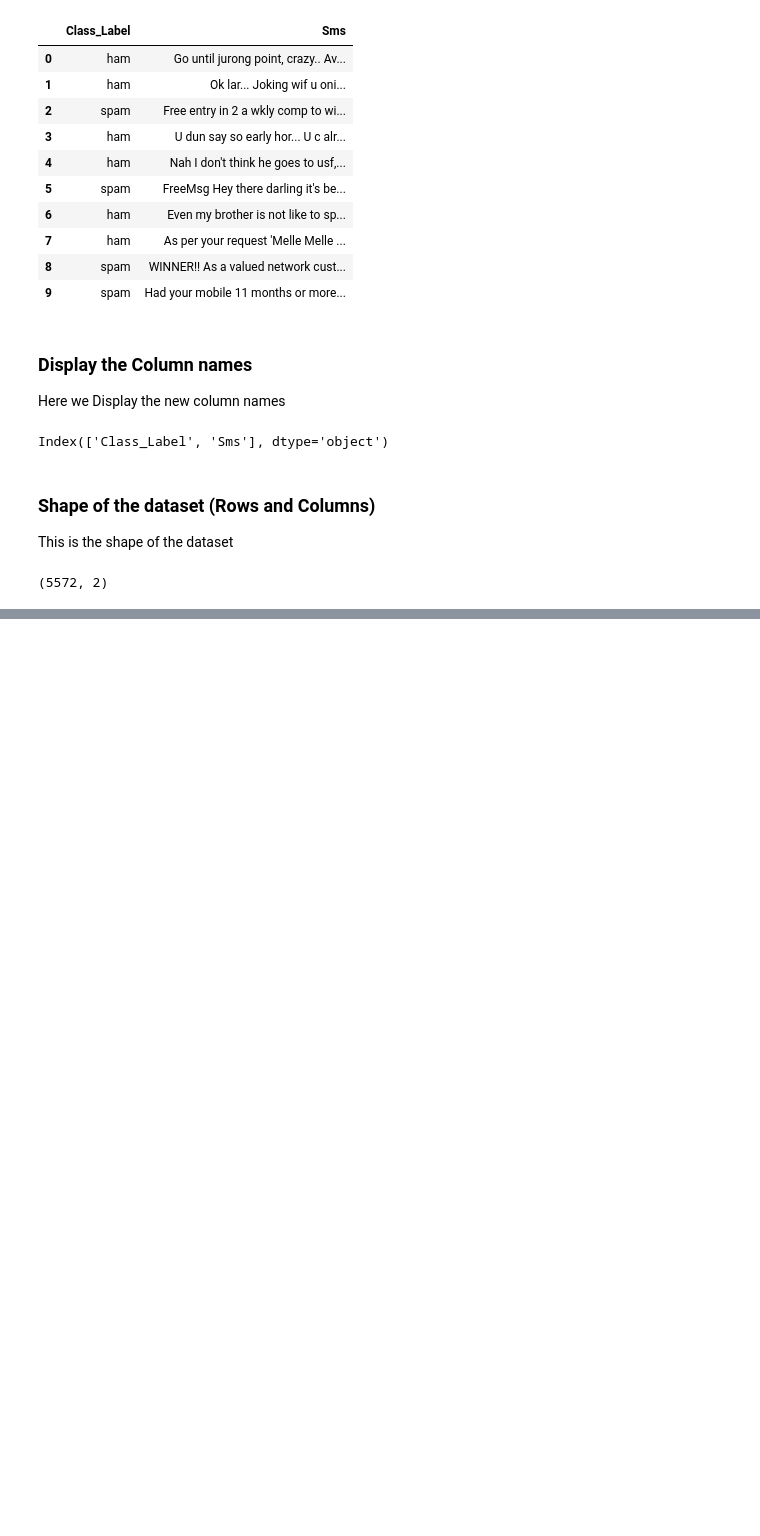
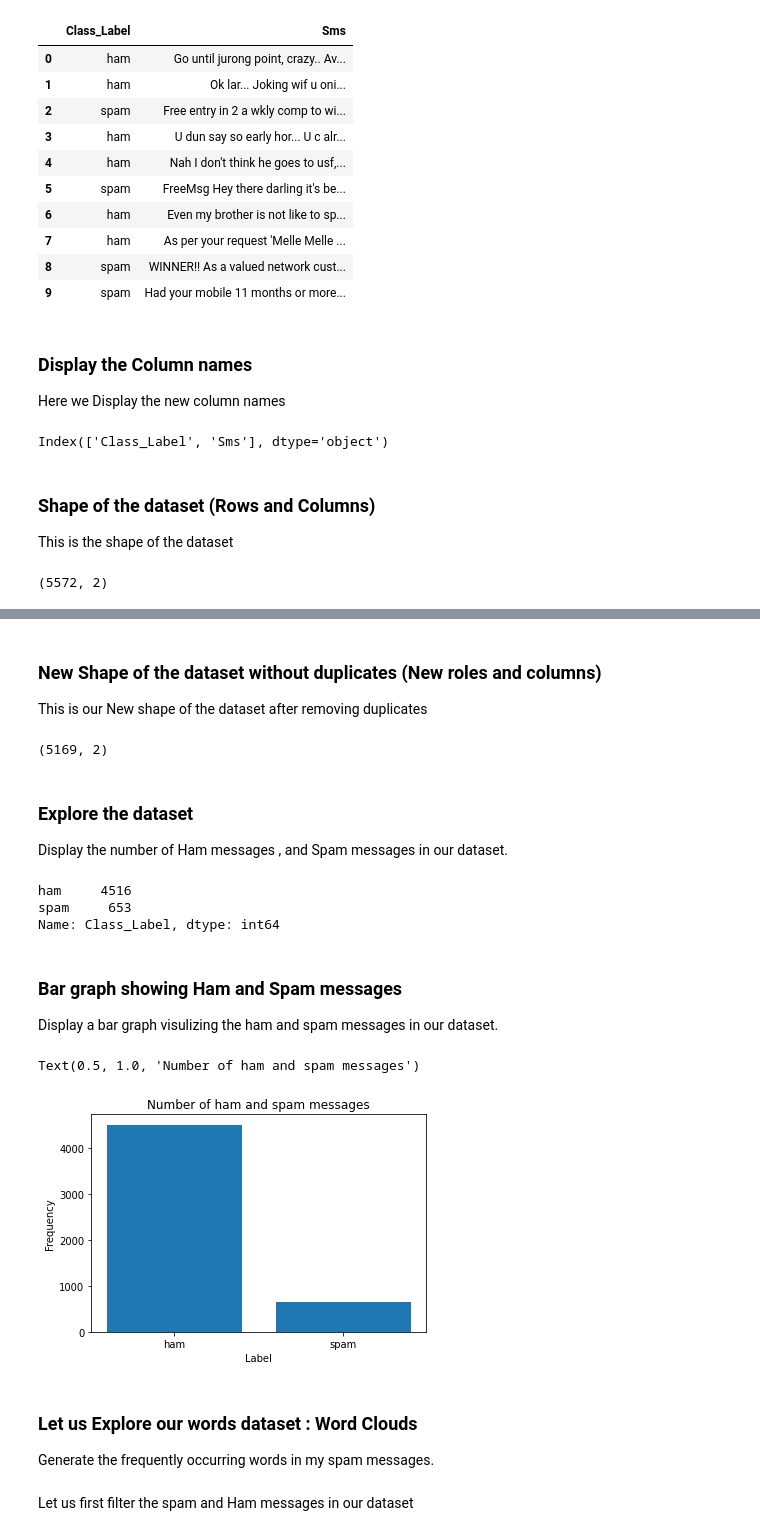
Before and after one commit to wandieinnocents/SpamSmsDetector_MachineLearning, a Jupyter notebook: SmsSpamClassifyerFinal.ipynb, the cells around one changed output, grey strips where cells are left out. Drawn from its saved outputs; the diff is of its cells as text; code cells hidden in the pictures; blank space fills up the shorter version.

```diff
--- a/SmsSpamClassifyerFinal.ipynb
+++ b/SmsSpamClassifyerFinal.ipynb
@@ -124,0 +135,3 @@ df.describe
+# %%
+# Remove duplicates from the data
+df.drop_duplicates(inplace=True)
@@ -124,0 +146,35 @@ df.describe
+# %% [markdown]
+### New Shape of the dataset  without duplicates (New roles and columns)
+This is our New  shape of the dataset after removing duplicates
+# %%
+# Show the new shape of the dataset( Rows and columns ) , after removing duplicate rows
+df.shape
+# %% [output]
+(5169, 2)
+# %% [markdown]
+### Explore the dataset
+Display the number of Ham  messages , and Spam messages in our dataset.
+# %%
+# Explore the dataset
+df['Class_Label'].value_counts()
+# %% [output]
+ham     4516
+spam     653
+Name: Class_Label, dtype: int64
+# %% [markdown]
+### Bar graph showing Ham and Spam messages
+Display a bar graph visulizing the ham and spam messages in our dataset.
+# %%
+bar = df['Class_Label'].value_counts()
+plt.bar(bar.index, bar)
+plt.xlabel('Label')
+plt.ylabel('Frequency')
+plt.title('Number of ham and spam messages')
+# %% [output]
+Text(0.5, 1.0, 'Number of ham and spam messages')
+[figure, added]
+# %% [markdown]
+### Let us Explore our words dataset : Word Clouds
+Generate the frequently occurring words in my spam messages.
+# %% [markdown]
+Let us first filter the spam and Ham messages in our dataset
```
Also changed, not shown: parts of 21 cells of this notebook.
